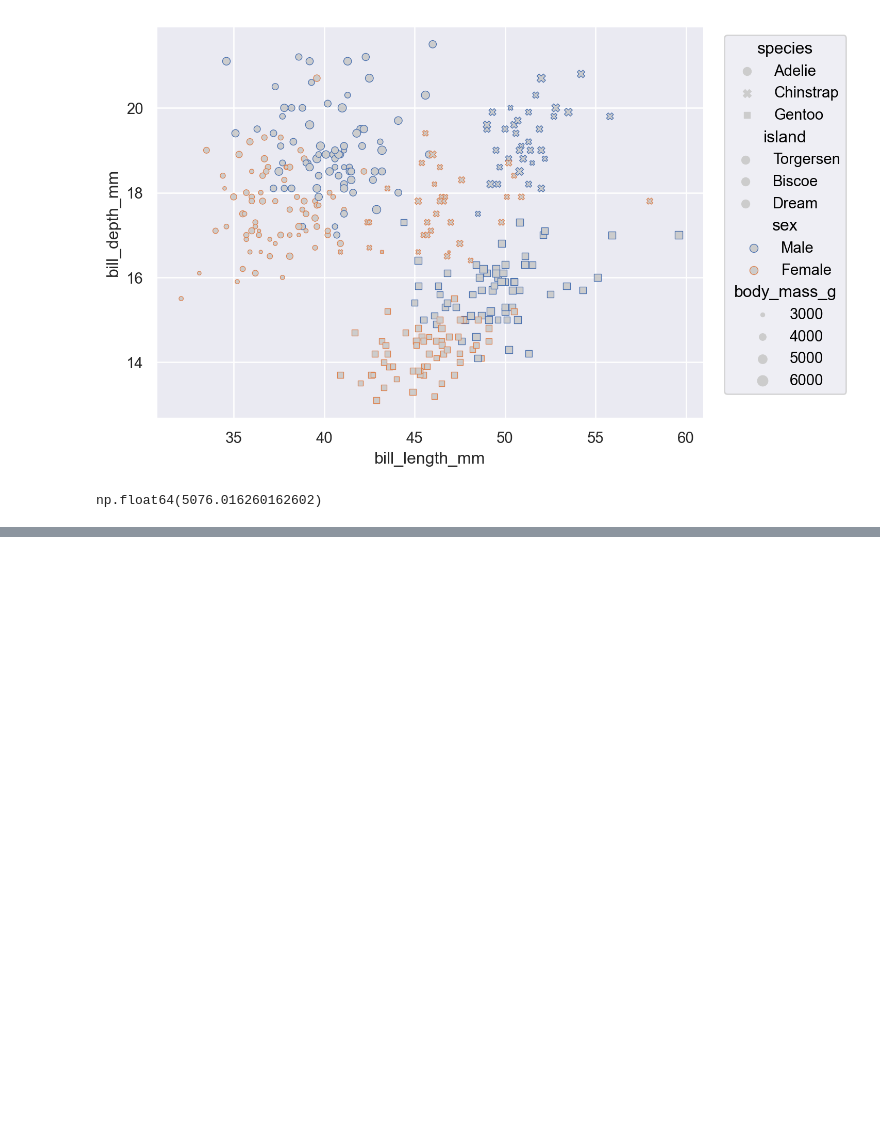
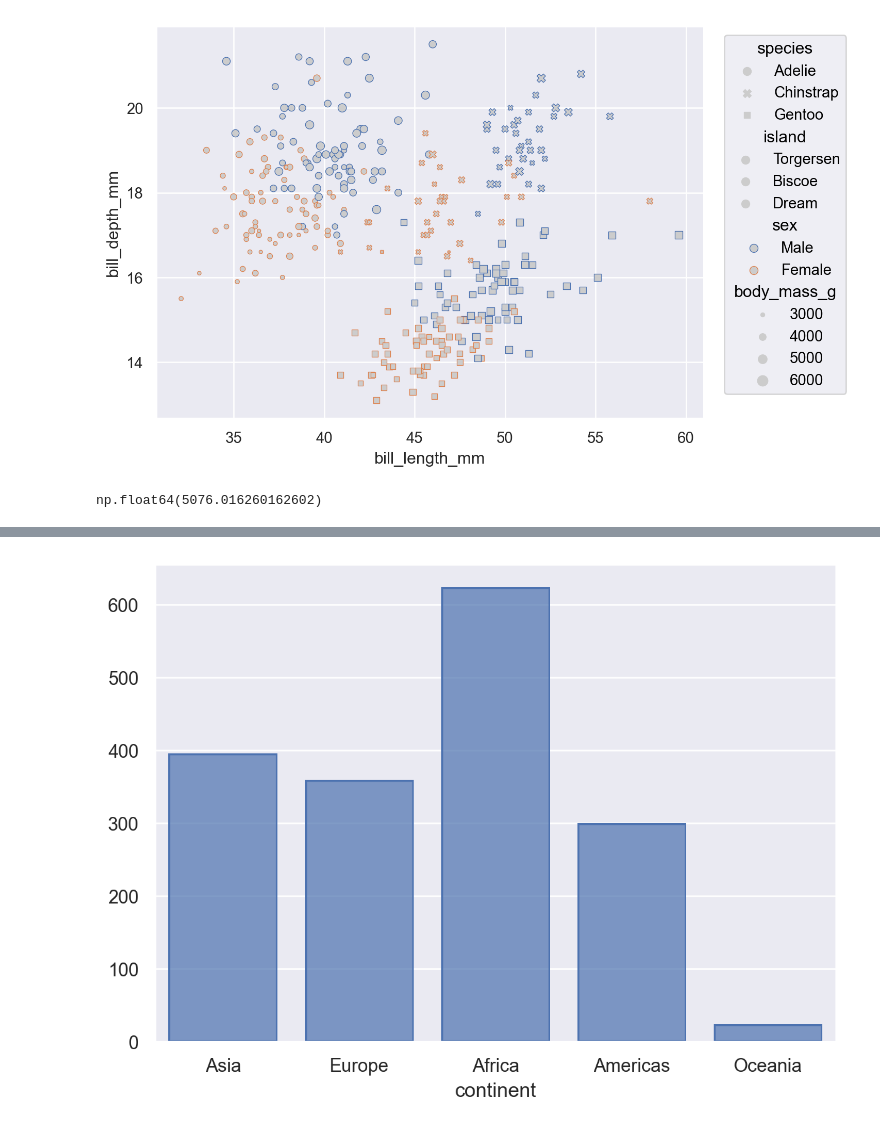
Before and after one commit to sebagarraffo/UBA-LaboDeDatos, a Jupyter notebook: guia 3.ipynb, the cells around one changed output, grey strips where cells are left out. Drawn from its saved outputs; the diff is of its cells as text; code cells hidden in the pictures; blank space fills up the shorter version.

```diff
--- a/guia 3.ipynb
+++ b/guia 3.ipynb
@@ -210,0 +220,9 @@ np.float64(5076.016260162602)
+# %%
+#13
+
+(
+    so.Plot(data = gapminder, x = "continent")
+    .add(so.Bar(), so.Hist())
+)
+# %% [output]
+[figure, added]
```
Also changed, not shown: parts of 2 cells of this notebook.
